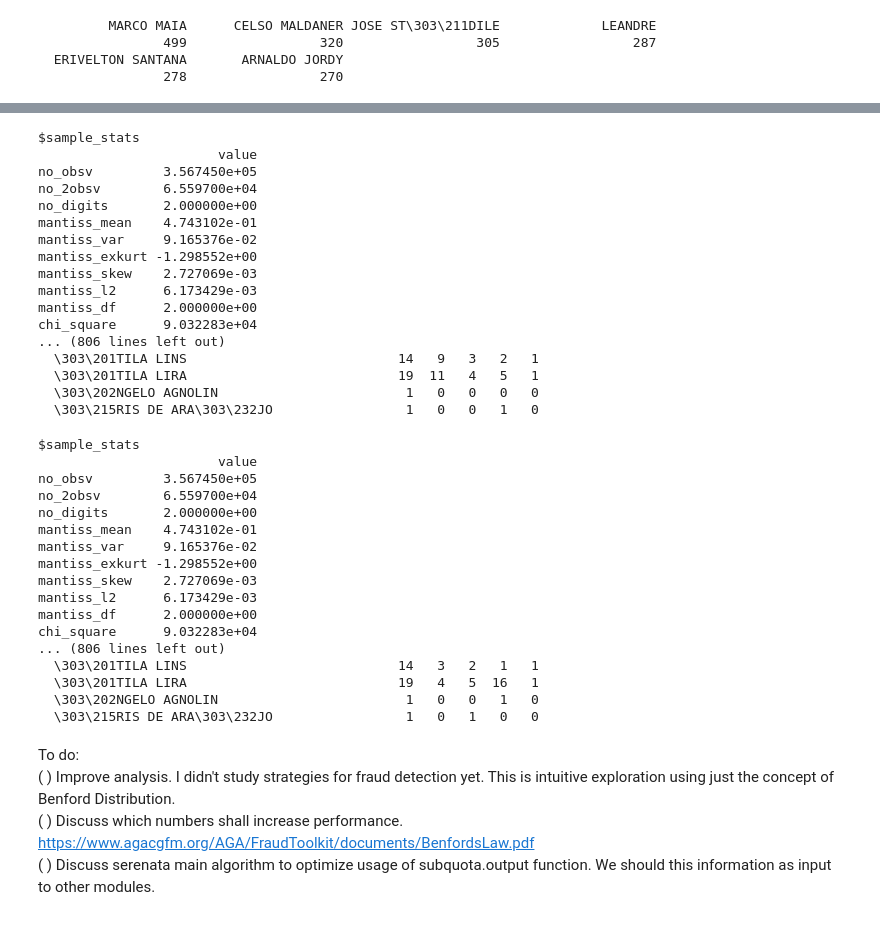
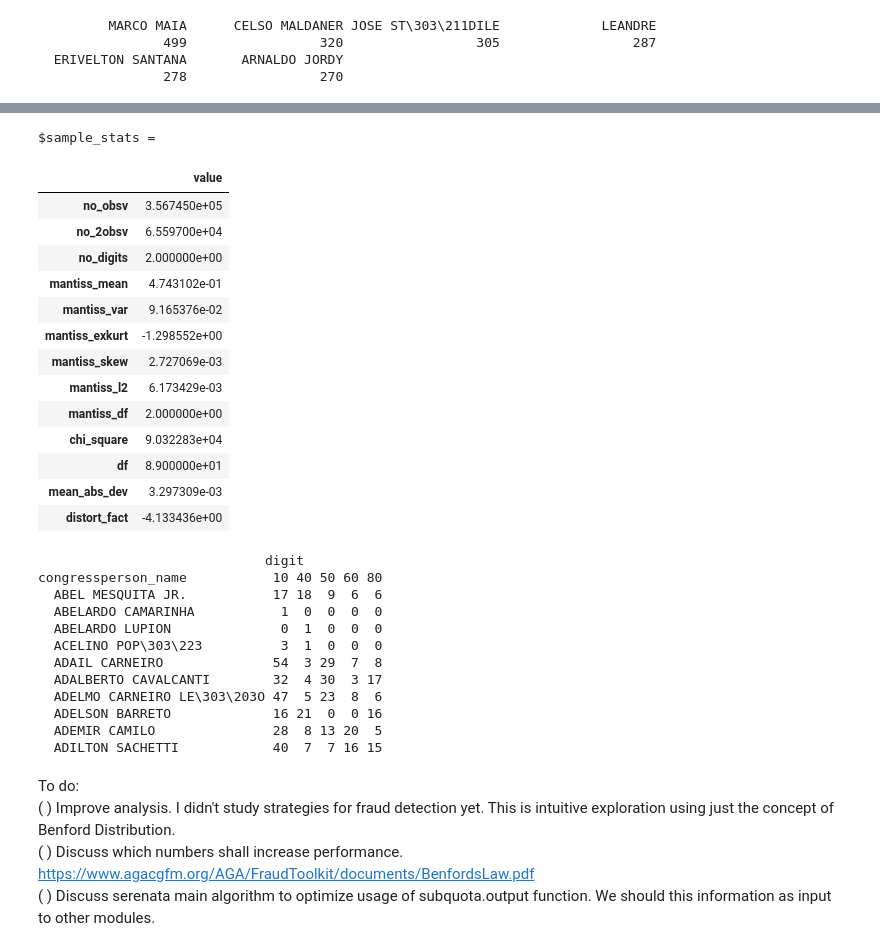
Before and after one commit to okfn-brasil/serenata-de-amor, a Jupyter notebook: develop/2016-09-19-im-benford-analysis.ipynb, the cells around one changed output, grey strips where cells are left out. Drawn from its saved outputs; the diff is of its cells as text; code cells hidden in the pictures.

```diff
--- a/develop/2016-09-19-im-benford-analysis.ipynb
+++ b/develop/2016-09-19-im-benford-analysis.ipynb
@@ -117,45 +149,35 @@ We can use "output.size" argument to get more values and "by" to change stat use
 # %%
-subquota.output <- benford.subquota(data = data, output.size = 5)
-subquota.output
+subquota.output <- benford.subquota(data = data, output.size = 5, by = "squared.diff")
+subquota.output[1]
+subquota.output[[2]][c(1:10),]
 # %% [output]
-$sample_stats
-                       value
-no_obsv         3.567450e+05
-no_2obsv        6.559700e+04
-no_digits       2.000000e+00
-mantiss_mean    4.743102e-01
-mantiss_var     9.165376e-02
-mantiss_exkurt -1.298552e+00
-mantiss_skew    2.727069e-03
-mantiss_l2      6.173429e-03
-mantiss_df      2.000000e+00
-chi_square      9.032283e+04
-... (806 lines left out)
-  \303\201TILA LINS                           14   9   3   2   1
-  \303\201TILA LIRA                           19  11   4   5   1
-  \303\202NGELO AGNOLIN                        1   0   0   0   0
-  \303\215RIS DE ARA\303\232JO                 1   0   0   1   0
+$sample_stats =
+|  | value |
+| no_obsv | 3.567450e+05 |
+| no_2obsv | 6.559700e+04 |
+| no_digits | 2.000000e+00 |
+| mantiss_mean | 4.743102e-01 |
+| mantiss_var | 9.165376e-02 |
+| mantiss_exkurt | -1.298552e+00 |
+| mantiss_skew | 2.727069e-03 |
+| mantiss_l2 | 6.173429e-03 |
+| mantiss_df | 2.000000e+00 |
+| chi_square | 9.032283e+04 |
+| df | 8.900000e+01 |
+| mean_abs_dev | 3.297309e-03 |
+| distort_fact | -4.133436e+00 |
+                             digit
+congressperson_name           10 40 50 60 80
+  ABEL MESQUITA JR.           17 18  9  6  6
+  ABELARDO CAMARINHA           1  0  0  0  0
+  ABELARDO LUPION              0  1  0  0  0
+  ACELINO POP\303\223          3  1  0  0  0
+  ADAIL CARNEIRO              54  3 29  7  8
+  ADALBERTO CAVALCANTI        32  4 30  3 17
+  ADELMO CARNEIRO LE\303\203O 47  5 23  8  6
+  ADELSON BARRETO             16 21  0  0 16
+  ADEMIR CAMILO               28  8 13 20  5
+  ADILTON SACHETTI            40  7  7 16 15
-# %%
-subquota.output <- benford.subquota(data = data, output.size = 5, by = "squared.diff")
-subquota.output
-# %% [output]
-$sample_stats
-                       value
-no_obsv         3.567450e+05
-no_2obsv        6.559700e+04
-no_digits       2.000000e+00
-mantiss_mean    4.743102e-01
-mantiss_var     9.165376e-02
-mantiss_exkurt -1.298552e+00
-mantiss_skew    2.727069e-03
-mantiss_l2      6.173429e-03
-mantiss_df      2.000000e+00
-chi_square      9.032283e+04
-... (806 lines left out)
-  \303\201TILA LINS                           14   3   2   1   1
-  \303\201TILA LIRA                           19   4   5  16   1
-  \303\202NGELO AGNOLIN                        1   0   0   1   0
-  \303\215RIS DE ARA\303\232JO                 1   0   1   0   0
 # %% [markdown]
 To do:
 ( ) Improve analysis. I didn't study strategies for fraud detection yet. This is intuitive exploration using just the concept of Benford Distribution.
```
Also changed, not shown: parts of 5 cells of this notebook, 1 other file.
